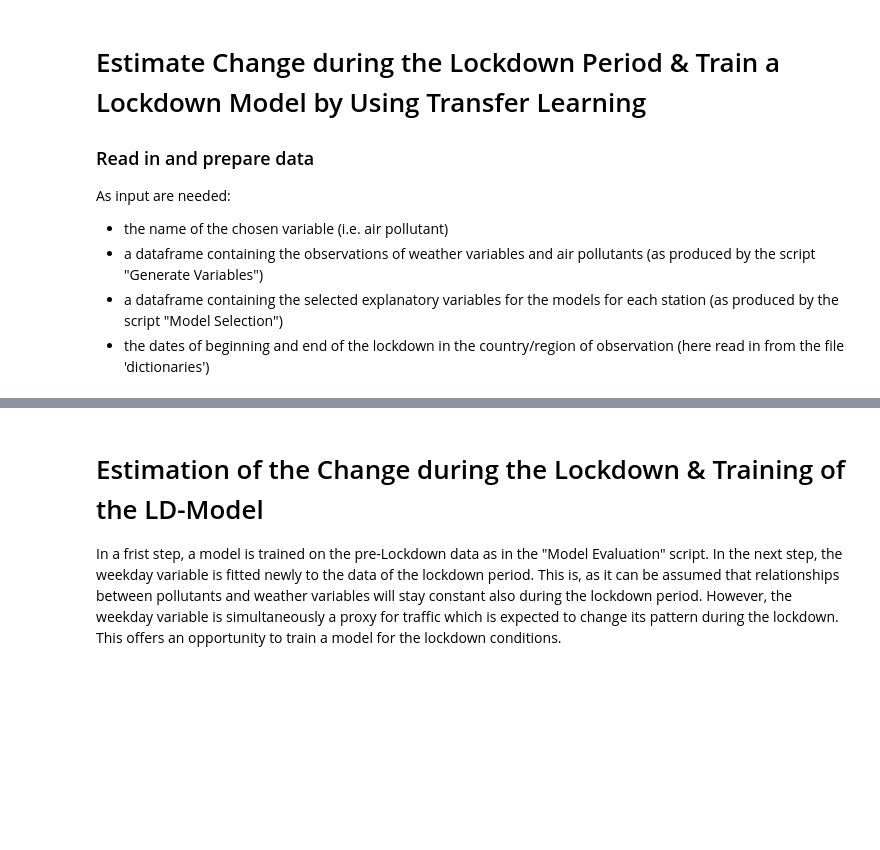
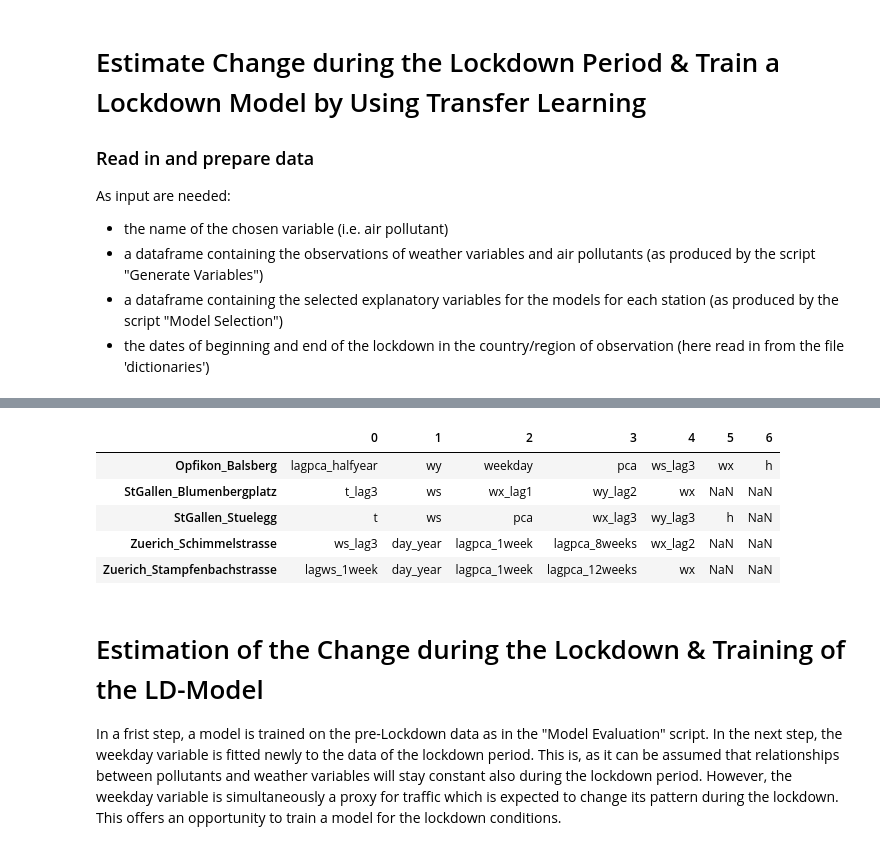
Before and after one commit to johanna-einsiedler/covid-19-air-pollution, a Jupyter notebook: Change_Estimation_Transfer.ipynb, the cells around one changed output, grey strips where cells are left out. Cells and saved outputs as stored; diff of their text form; code cells hidden in the pictures; blank space fills up the shorter version.

```diff
--- a/Change_Estimation_Transfer.ipynb
+++ b/Change_Estimation_Transfer.ipynb
@@ -59,6 +73,15 @@ df_pre_ld = df[df.index< datetime.strptime(starts[loc], '%m/%d/%Y')]
 df_ld = df[df.index>=datetime.strptime(starts[loc], '%m/%d/%Y')]
 df_ld = df_ld[df_ld.index<datetime.strptime(ends[loc], '%m/%d/%Y')]
 df_post_ld = df[df.index> datetime.strptime(ends[loc], '%m/%d/%Y')]
+# %%
+chosen_vars
+# %% [output]
+|  | 0 | 1 | 2 | 3 | 4 | 5 | 6 |
+| Opfikon_Balsberg | lagpca_halfyear | wy | weekday | pca | ws_lag3 | wx | h |
+| StGallen_Blumenbergplatz | t_lag3 | ws | wx_lag1 | wy_lag2 | wx | NaN | NaN |
+| StGallen_Stuelegg | t | ws | pca | wx_lag3 | wy_lag3 | h | NaN |
+| Zuerich_Schimmelstrasse | ws_lag3 | day_year | lagpca_1week | lagpca_8weeks | wx_lag2 | NaN | NaN |
+| Zuerich_Stampfenbachstrasse | lagws_1week | day_year | lagpca_1week | lagpca_12weeks | wx | NaN | NaN |
 # %% [markdown]
 # Estimation of the Change during the Lockdown & Training of the LD-Model
 
```
Also changed, not shown: parts of 11 cells of this notebook.
